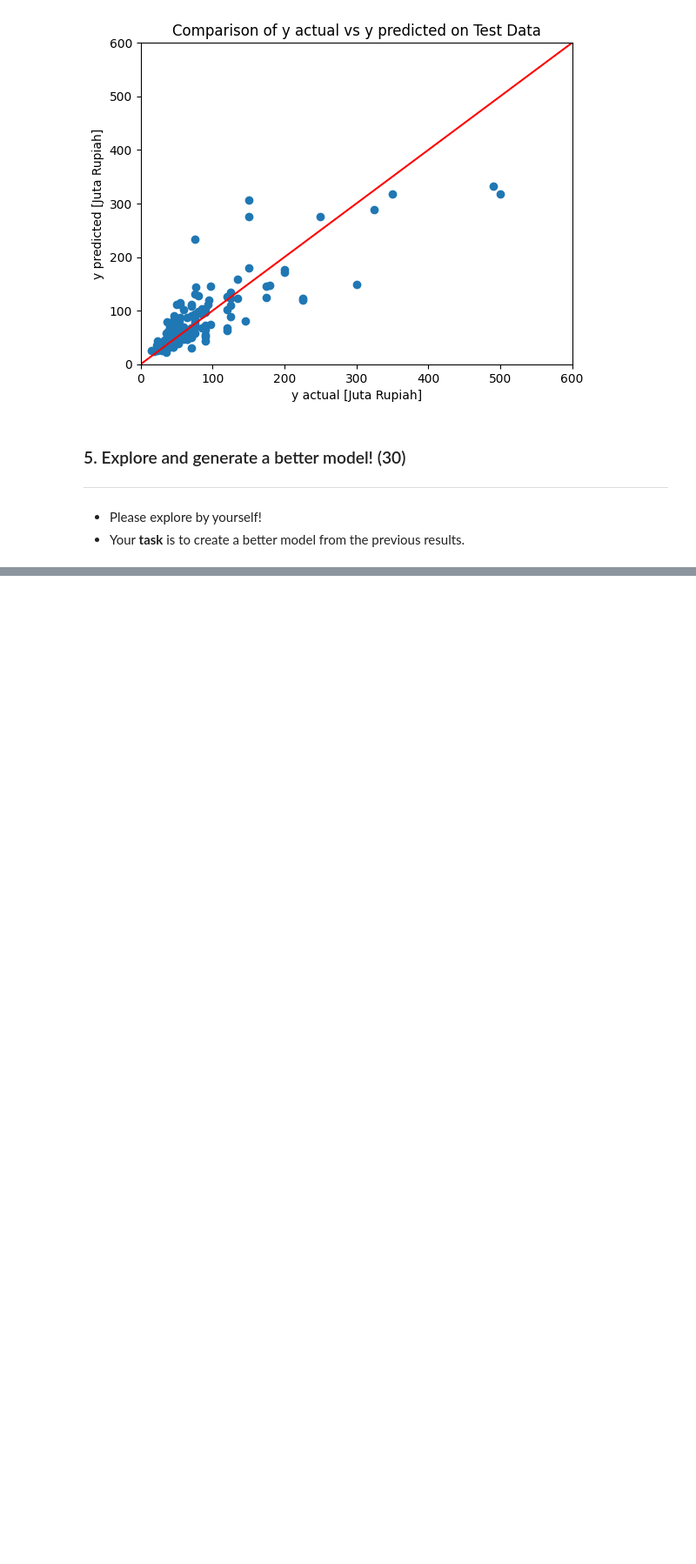
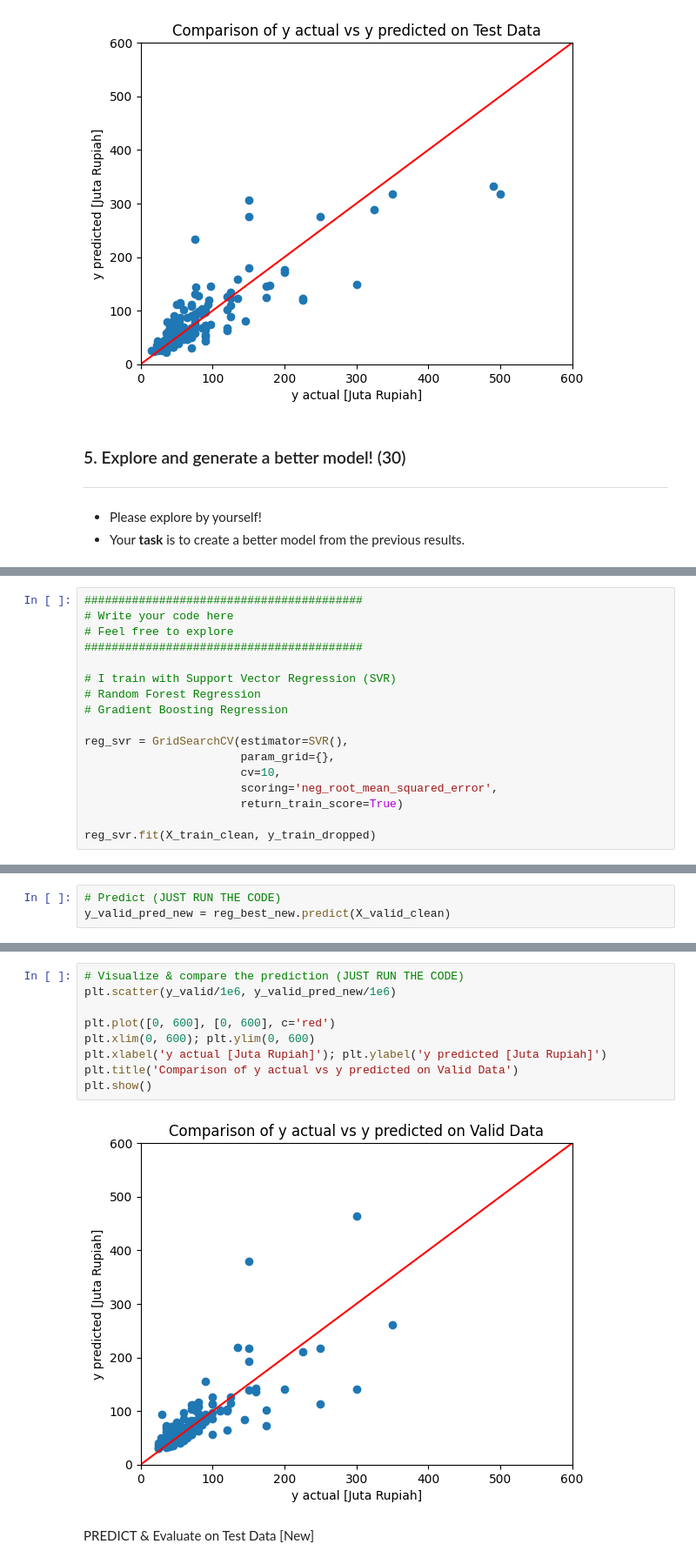
Before and after one commit to Cakurniawan/pacmann-intro-ml, a Jupyter notebook: mentoring-2/Mentoring_02_Candra_Kurniawan_Introduction_to_Machine_Learning_Sekolah_Data.ipynb, the cells around one changed output, grey strips where cells are left out. Shown at 87% size. Drawn from its saved outputs; the diff is of its cells as text; blank space fills up the shorter version.

```diff
--- a/mentoring-2/Mentoring_02_Candra_Kurniawan_Introduction_to_Machine_Learning_Sekolah_Data.ipynb
+++ b/mentoring-2/Mentoring_02_Candra_Kurniawan_Introduction_to_Machine_Learning_Sekolah_Data.ipynb
@@ -1693,0 +1693,17 @@ plt.show()
+# %%
+#########################################
+# Write your code here
+# Feel free to explore
+#########################################
+
+# I train with Support Vector Regression (SVR)
+# Random Forest Regression
+# Gradient Boosting Regression
+
+reg_svr = GridSearchCV(estimator=SVR(),
+                       param_grid={},
+                       cv=10,
+                       scoring='neg_root_mean_squared_error',
+                       return_train_score=True)
+
+reg_svr.fit(X_train_clean, y_train_dropped)
@@ -1693,0 +1858,3 @@ plt.show()
+# %%
+# Predict (JUST RUN THE CODE)
+y_valid_pred_new = reg_best_new.predict(X_valid_clean)
@@ -1693,0 +1869,13 @@ plt.show()
+# %%
+# Visualize & compare the prediction (JUST RUN THE CODE)
+plt.scatter(y_valid/1e6, y_valid_pred_new/1e6)
+
+plt.plot([0, 600], [0, 600], c='red')
+plt.xlim(0, 600); plt.ylim(0, 600)
+plt.xlabel('y actual [Juta Rupiah]'); plt.ylabel('y predicted [Juta Rupiah]')
+plt.title('Comparison of y actual vs y predicted on Valid Data')
+plt.show()
+# %% [output]
+[figure, added]
+# %% [markdown]
+PREDICT & Evaluate on Test Data [New]
```
Also changed, not shown: parts of 28 cells of this notebook.
